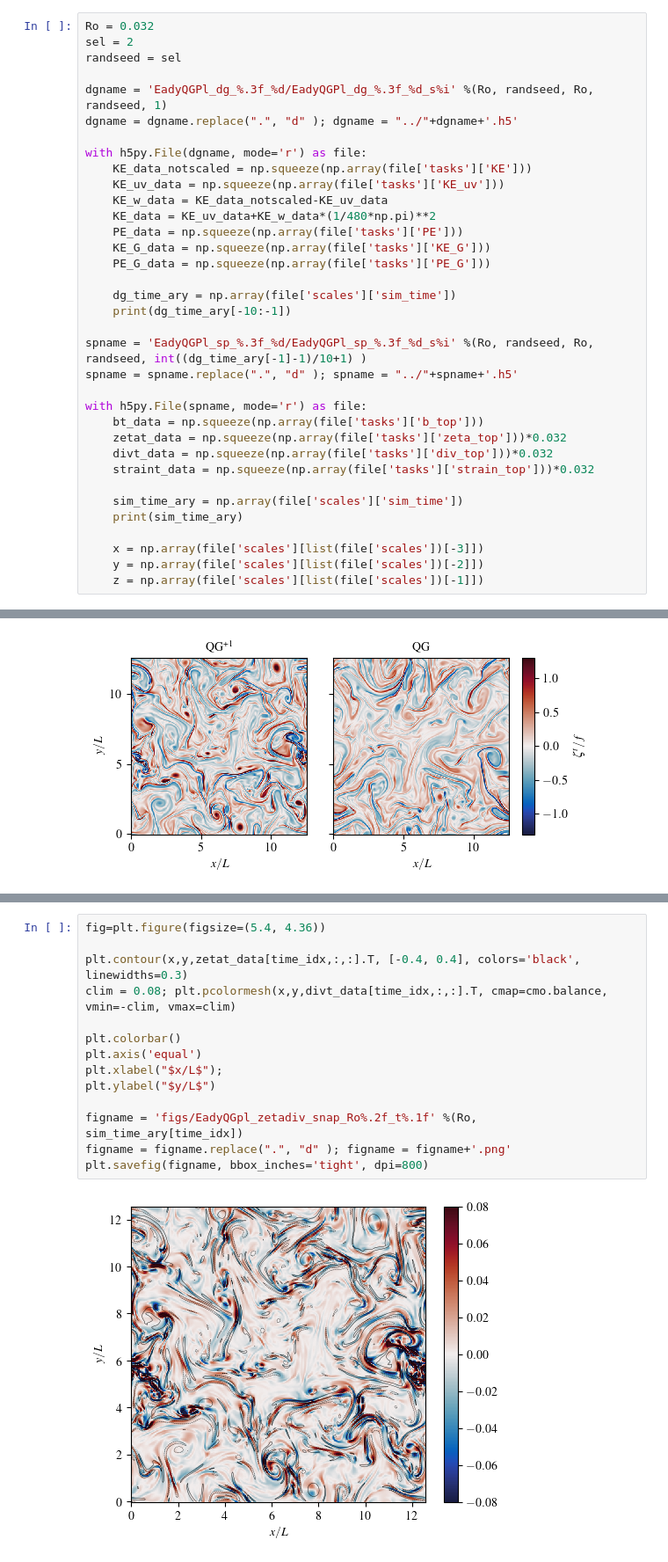
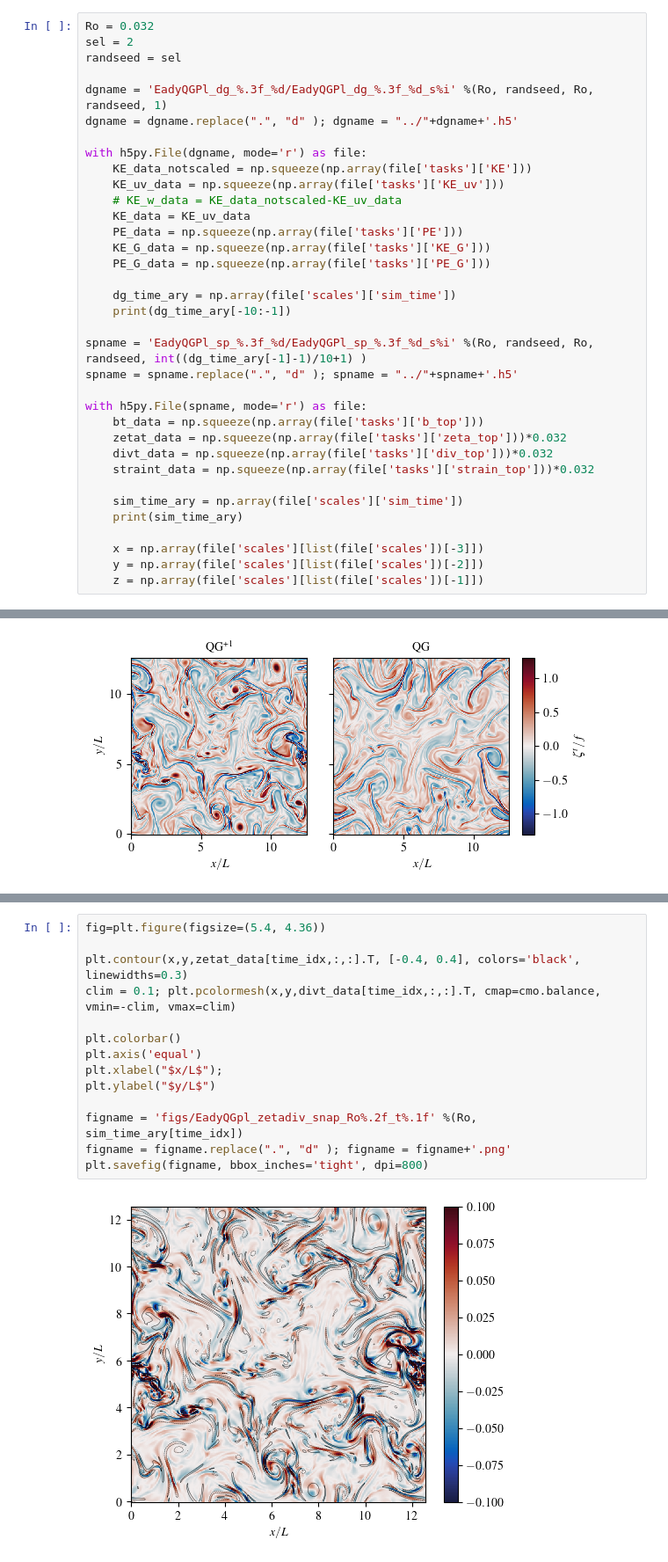
Before and after one commit to Empyreal092/QGp1_EadyTurb_2DFront_Public, a Jupyter notebook: Eady/plot/plot_snap_both.ipynb, the cells around one changed output, grey strips where cells are left out. Shown: that part at 88% size. Saved outputs shown, nothing was run; the diff lists cells and outputs as text.

```diff
--- a/Eady/plot/plot_snap_both.ipynb
+++ b/Eady/plot/plot_snap_both.ipynb
@@ -49,8 +49,8 @@ dgname = dgname.replace(".", "d" ); dgname = "../"+dgname+'.h5'
 with h5py.File(dgname, mode='r') as file:
     KE_data_notscaled = np.squeeze(np.array(file['tasks']['KE']))
     KE_uv_data = np.squeeze(np.array(file['tasks']['KE_uv']))
-    KE_w_data = KE_data_notscaled-KE_uv_data
-    KE_data = KE_uv_data+KE_w_data*(1/480*np.pi)**2
+    # KE_w_data = KE_data_notscaled-KE_uv_data
+    KE_data = KE_uv_data
     PE_data = np.squeeze(np.array(file['tasks']['PE']))
     KE_G_data = np.squeeze(np.array(file['tasks']['KE_G']))
     PE_G_data = np.squeeze(np.array(file['tasks']['PE_G']))
@@ -158,19 +156,19 @@ figname = figname.replace(".", "d" ); figname = figname+'.png'
 # %%
 fig=plt.figure(figsize=(5.4, 4.36))
 
 plt.contour(x,y,zetat_data[time_idx,:,:].T, [-0.4, 0.4], colors='black', linewidths=0.3)
-clim = 0.08; plt.pcolormesh(x,y,divt_data[time_idx,:,:].T, cmap=cmo.balance, vmin=-clim, vmax=clim)
+clim = 0.1; plt.pcolormesh(x,y,divt_data[time_idx,:,:].T, cmap=cmo.balance, vmin=-clim, vmax=clim)
 
 plt.colorbar()
 plt.axis('equal')
 plt.xlabel("$x/L$");
 plt.ylabel("$y/L$")
 
 figname = 'figs/EadyQGpl_zetadiv_snap_Ro%.2f_t%.1f' %(Ro, sim_time_ary[time_idx])
 figname = figname.replace(".", "d" ); figname = figname+'.png'
 plt.savefig(figname, bbox_inches='tight', dpi=800)
 # %% [output]
-[figure, old version]
+[figure, new version]
 # %%
 fig=plt.figure(figsize=(2.8, 2.1))
 
```
Also changed, not shown: parts of 8 cells of this notebook, 1 other file.
